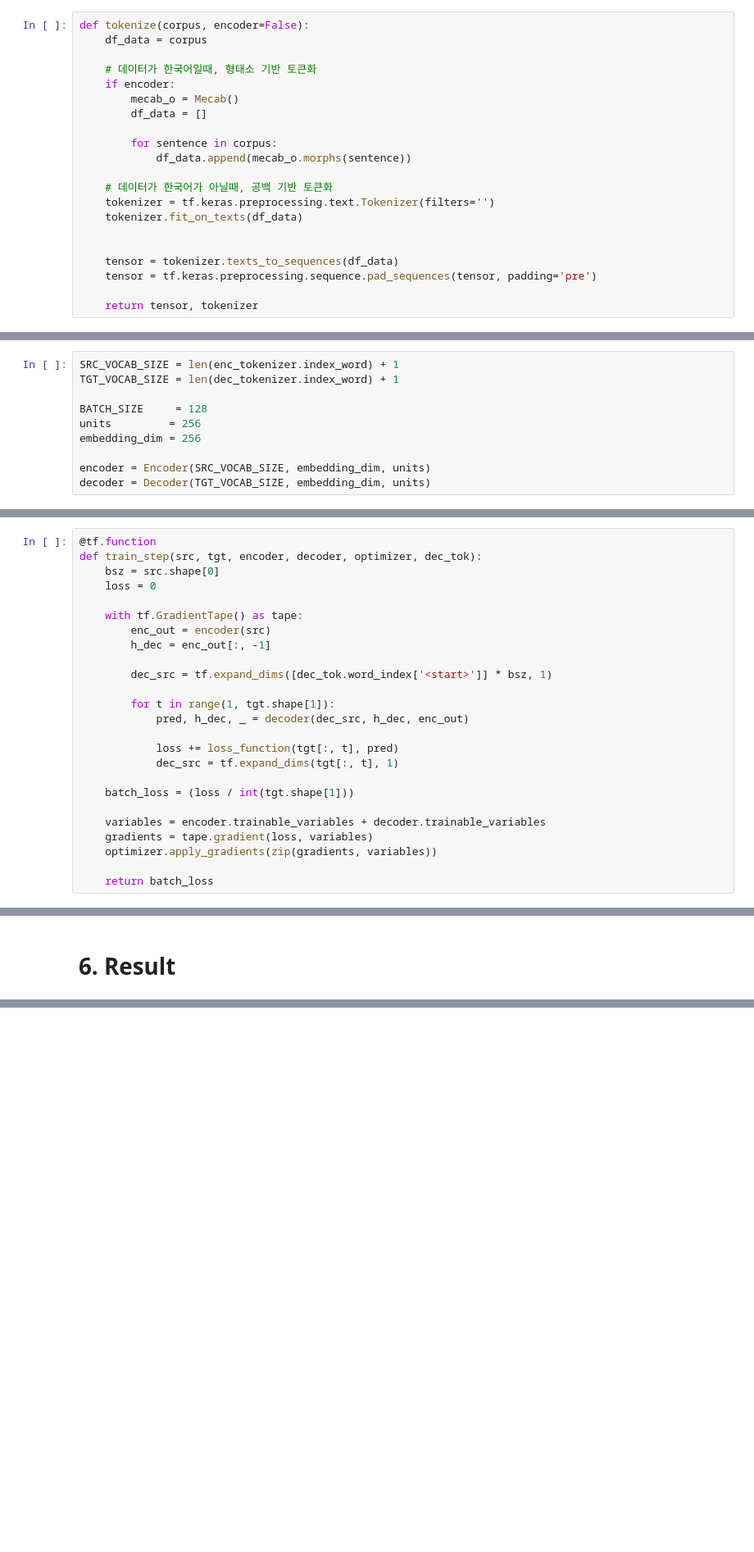
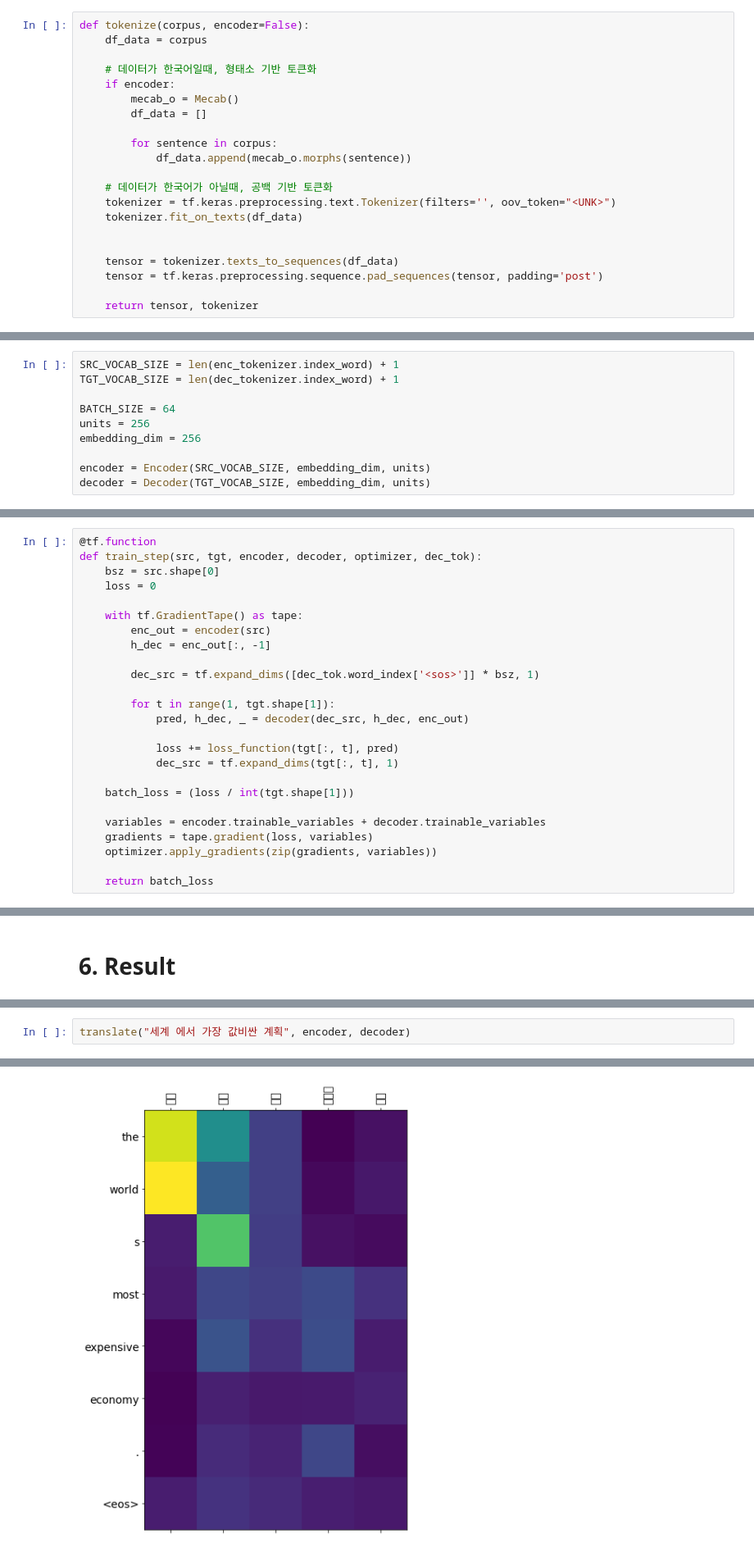
Before and after one commit to Zil-M/Zil-M-NLP_Lecture, a Jupyter notebook: Lecture8/Lecture8. Korean-English translator.ipynb, the cells around one changed output, grey strips where cells are left out. Shown: that part at 82% size. Drawn from its saved outputs; the diff is of its cells as text; blank space fills up the shorter version.

```diff
--- a/Lecture8/Lecture8. Korean-English translator.ipynb
+++ b/Lecture8/Lecture8. Korean-English translator.ipynb
@@ -227,12 +227,12 @@ def tokenize(corpus, encoder=False):
             df_data.append(mecab_o.morphs(sentence))
 
     # 데이터가 한국어가 아닐때, 공백 기반 토큰화
-    tokenizer = tf.keras.preprocessing.text.Tokenizer(filters='')
+    tokenizer = tf.keras.preprocessing.text.Tokenizer(filters='', oov_token="<UNK>")
     tokenizer.fit_on_texts(df_data)
 
 
     tensor = tokenizer.texts_to_sequences(df_data)
-    tensor = tf.keras.preprocessing.sequence.pad_sequences(tensor, padding='pre')
+    tensor = tf.keras.preprocessing.sequence.pad_sequences(tensor, padding='post')
 
     return tensor, tokenizer
 # %%
@@ -340,8 +340,8 @@ class Decoder(tf.keras.Model):
 SRC_VOCAB_SIZE = len(enc_tokenizer.index_word) + 1
 TGT_VOCAB_SIZE = len(dec_tokenizer.index_word) + 1
 
-BATCH_SIZE     = 128
-units         = 256
+BATCH_SIZE = 64
+units = 256
 embedding_dim = 256
 
 encoder = Encoder(SRC_VOCAB_SIZE, embedding_dim, units)
@@ -374,7 +376,7 @@ def train_step(src, tgt, encoder, decoder, optimizer, dec_tok):
         enc_out = encoder(src)
         h_dec = enc_out[:, -1]
 
-        dec_src = tf.expand_dims([dec_tok.word_index['<start>']] * bsz, 1)
+        dec_src = tf.expand_dims([dec_tok.word_index['<sos>']] * bsz, 1)
 
         for t in range(1, tgt.shape[1]):
             pred, h_dec, _ = decoder(dec_src, h_dec, enc_out)
@@ -428,0 +486,3 @@ KeyboardInterrupt:
+# %%
+translate("세계 에서 가장 값비싼 계획", encoder, decoder)
+# %% [output]
@@ -428,0 +491 @@ KeyboardInterrupt:
+[figure, added]
```
Also changed, not shown: parts of 16 cells of this notebook.
